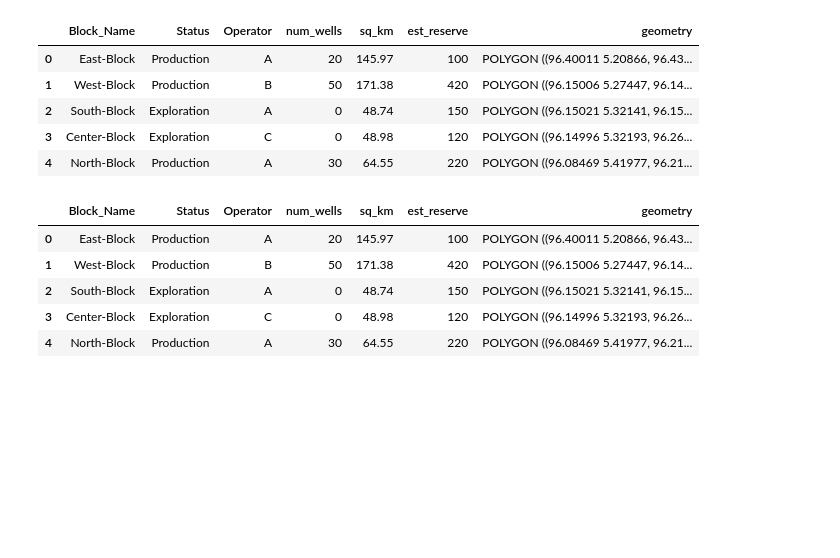
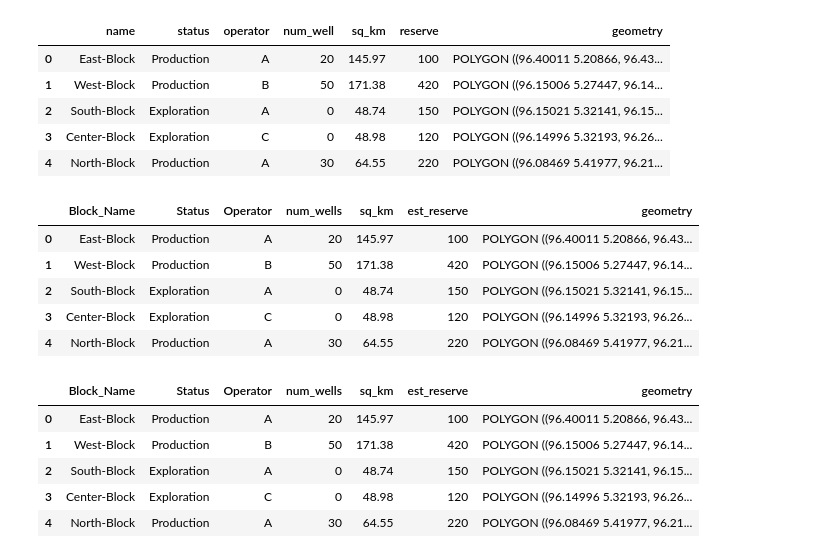
Before and after one commit to nrasif/Dash_Maps_App, a Jupyter notebook: testing.ipynb, the cells around one changed output. Saved outputs shown, nothing was run; the diff lists cells and outputs as text; code cells hidden in the pictures; blank space fills up the shorter version.

```diff
--- a/testing.ipynb
+++ b/testing.ipynb
@@ -11,6 +11,15 @@ import random
 
 all_blocks = gpd.read_file('GeoJSON Files/blocks.geojson')
 all_well = gpd.read_file('GeoJSON Files/wells.geojson')
+# %%
+all_blocks
+# %% [output]
+|  | name | status | operator | num_well | sq_km | reserve | geometry |
+| 0 | East-Block | Production | A | 20 | 145.97 | 100 | POLYGON ((96.40011 5.20866, 96.43... |
+| 1 | West-Block | Production | B | 50 | 171.38 | 420 | POLYGON ((96.15006 5.27447, 96.14... |
+| 2 | South-Block | Exploration | A | 0 | 48.74 | 150 | POLYGON ((96.15021 5.32141, 96.15... |
+| 3 | Center-Block | Exploration | C | 0 | 48.98 | 120 | POLYGON ((96.14996 5.32193, 96.26... |
+| 4 | North-Block | Production | A | 30 | 64.55 | 220 | POLYGON ((96.08469 5.41977, 96.21... |
 # %%
 with open('blocks.geojson' , 'w') as file:
     file.write(all_blocks.to_json())
```
Also changed, not shown: 7 other files.
